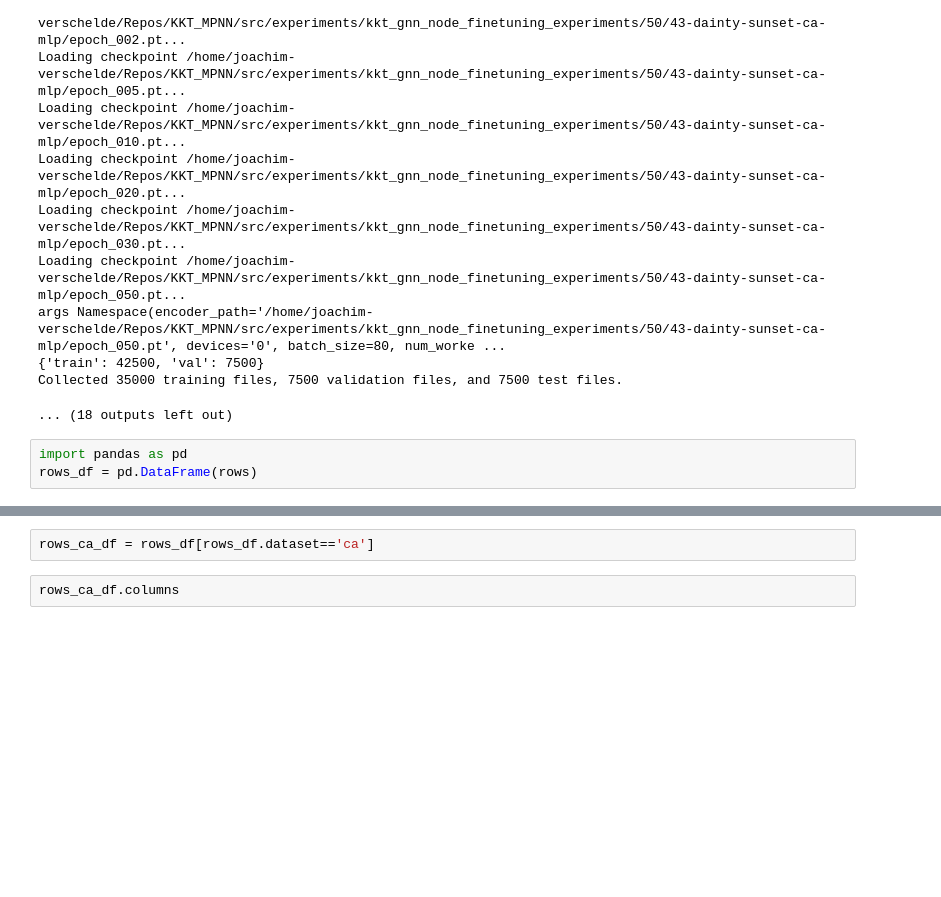
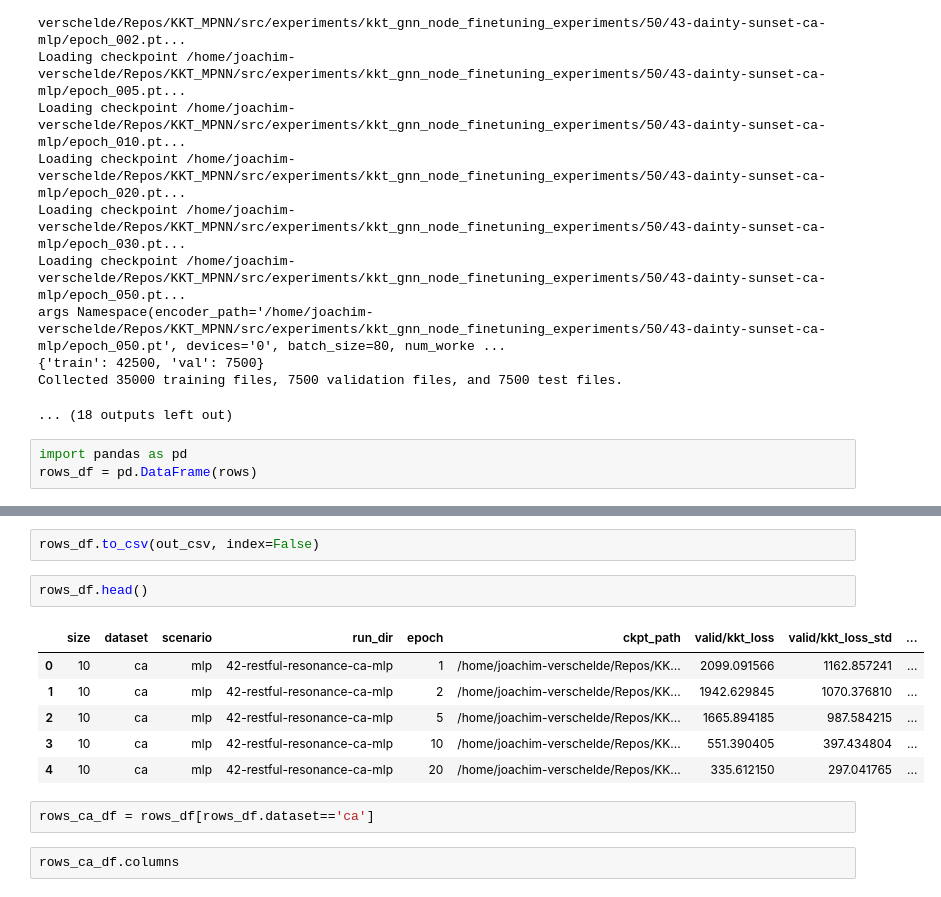
Before and after one commit to jverschelde-aionx/KKT_MPNN, a Jupyter notebook: src/notebooks/2.budget_sweep_experiment.ipynb, the cells around one changed output, grey strips where cells are left out. Drawn from its saved outputs; the diff is of its cells as text; blank space fills up the shorter version.

```diff
--- a/src/notebooks/2.budget_sweep_experiment.ipynb
+++ b/src/notebooks/2.budget_sweep_experiment.ipynb
@@ -303,3 +303,14 @@ rows_df.head()
+# %%
+rows_df.to_csv(out_csv, index=False)
+# %%
+rows_df.head()
+# %% [output]
+|  | size | dataset | scenario | run_dir | epoch | ckpt_path | valid/kkt_loss | valid/kkt_loss_std | ... |
+| 0 | 10 | ca | mlp | 42-restful-resonance-ca-mlp | 1 | /home/joachim-verschelde/Repos/KK... | 2099.091566 | 1162.857241 | ... |
+| 1 | 10 | ca | mlp | 42-restful-resonance-ca-mlp | 2 | /home/joachim-verschelde/Repos/KK... | 1942.629845 | 1070.376810 | ... |
+| 2 | 10 | ca | mlp | 42-restful-resonance-ca-mlp | 5 | /home/joachim-verschelde/Repos/KK... | 1665.894185 | 987.584215 | ... |
+| 3 | 10 | ca | mlp | 42-restful-resonance-ca-mlp | 10 | /home/joachim-verschelde/Repos/KK... | 551.390405 | 397.434804 | ... |
+| 4 | 10 | ca | mlp | 42-restful-resonance-ca-mlp | 20 | /home/joachim-verschelde/Repos/KK... | 335.612150 | 297.041765 | ... |
 # %%
 rows_ca_df = rows_df[rows_df.dataset=='ca']
 # %%
```
Also changed, not shown: parts of 4 cells of this notebook, 27 other files.
